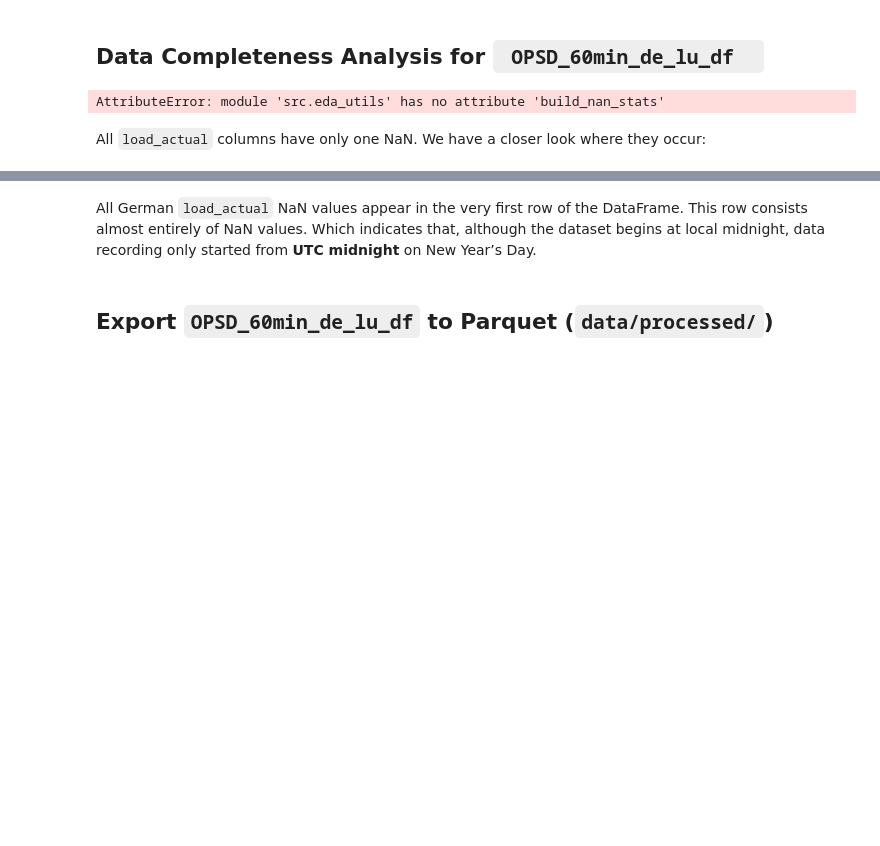
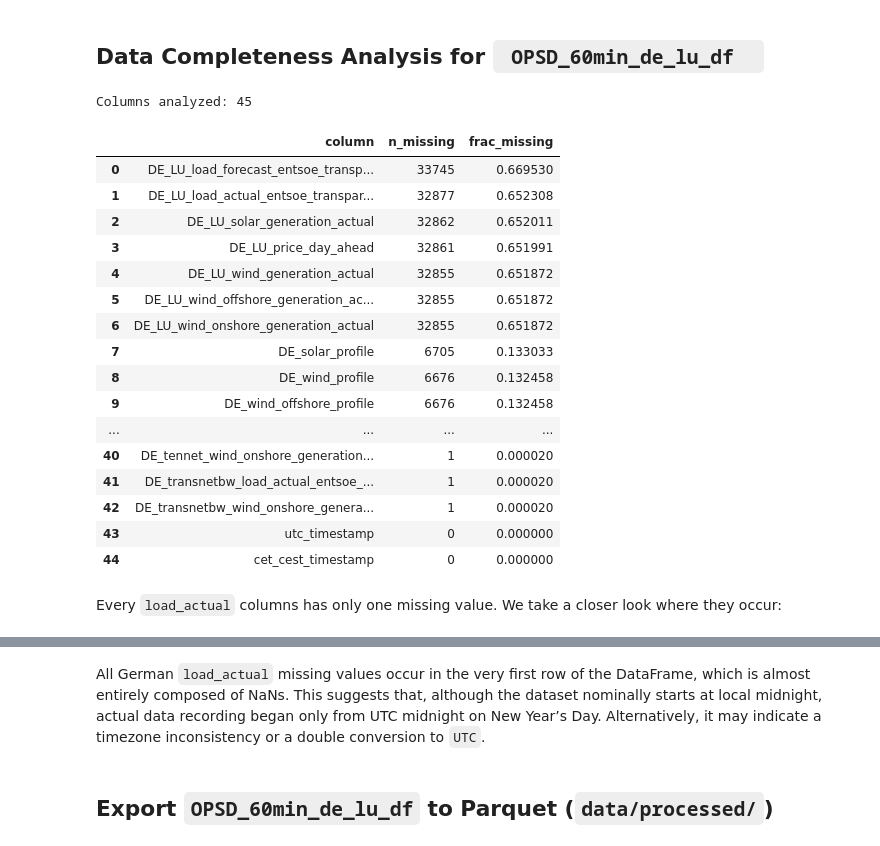
Before and after one commit to F-Skorz/electricity-demand-project, a Jupyter notebook: notebooks/01_OPSD_EDA.ipynb, the cells around one changed output, grey strips where cells are left out. Drawn from its saved outputs; the diff is of its cells as text; code cells hidden in the pictures; blank space fills up the shorter version.

```diff
--- a/notebooks/01_OPSD_EDA.ipynb
+++ b/notebooks/01_OPSD_EDA.ipynb
@@ -802,33 +857,30 @@ Here is a view of the columns grouped by prefixes.
 # %% [markdown]
 <h2> Data Completeness  Analysis for <code> OPSD_60min_de_lu_df  </code> </h2>
 # %%
-# --- NaN stats → sort → tidy DataFrame (OPSD_60min_df) ---
-from pathlib import Path
-import sys, importlib
-from IPython.display import display
-
-# import module
-PROJECT_ROOT = Path.cwd().parent
-if str(PROJECT_ROOT) not in sys.path:
-    sys.path.insert(0, str(PROJECT_ROOT))
-
-from src import eda_utils
-importlib.reload(eda_utils)  # pick up latest edits
-
-df = globals().get("OPSD_60min_de_lu_df")
-if df is None:
-    print("No DataFrame named OPSD_60min_de_lu_df found. Load it first by running the preceding cells, then re-run this cell again, please.")
-else:
-    # Call with ONLY the df (all other args are keyword-only and optional)
-    opsd_60min_de_lu_nan_desc_lst, opsd_60min_de_lu_nan_df = eda_utils.build_nan_stats(df)
-
-    print(f"Columns analyzed: {len(opsd_60min_de_lu_nan_df)}")
-    print("\nTop 20 by relative NaNs:\n")
-    display(opsd_60min_de_lu_nan_df.head(45))
+opsd_60min_de_lu_columnwise_missingness_df = eda_utils.build_columnwise_missingness_report(OPSD_60min_de_lu_df)
+print(f"Columns analyzed: {len(opsd_60min_de_lu_columnwise_missingness_df)}")
+display(opsd_60min_de_lu_columnwise_missingness_df)
 # %% [output]
-AttributeError: module 'src.eda_utils' has no attribute 'build_nan_stats'
+Columns analyzed: 45
+|  | column | n_missing | frac_missing |
+| 0 | DE_LU_load_forecast_entsoe_transp... | 33745 | 0.669530 |
+| 1 | DE_LU_load_actual_entsoe_transpar... | 32877 | 0.652308 |
+| 2 | DE_LU_solar_generation_actual | 32862 | 0.652011 |
+| 3 | DE_LU_price_day_ahead | 32861 | 0.651991 |
+| 4 | DE_LU_wind_generation_actual | 32855 | 0.651872 |
+| 5 | DE_LU_wind_offshore_generation_ac... | 32855 | 0.651872 |
+| 6 | DE_LU_wind_onshore_generation_actual | 32855 | 0.651872 |
+| 7 | DE_solar_profile | 6705 | 0.133033 |
+| 8 | DE_wind_profile | 6676 | 0.132458 |
+| 9 | DE_wind_offshore_profile | 6676 | 0.132458 |
+| ... | ... | ... | ... |
+| 40 | DE_tennet_wind_onshore_generation... | 1 | 0.000020 |
+| 41 | DE_transnetbw_load_actual_entsoe_... | 1 | 0.000020 |
+| 42 | DE_transnetbw_wind_onshore_genera... | 1 | 0.000020 |
+| 43 | utc_timestamp | 0 | 0.000000 |
+| 44 | cet_cest_timestamp | 0 | 0.000000 |
 # %% [markdown]
-All `load_actual` columns have only one NaN. We have a closer look where they occur:
+Every `load_actual` columns has only one missing value. We take a closer look where they occur:
 # %%
 
 load_actual_cols = [
@@ -846,7 +898,7 @@ display(OPSD_60min_de_lu_actual_nan_df)
 | 0 | 2014-12-31 23:00:00+00:00 | 2015-01-01 00:00:00+01:00 | NaN | NaN | 37248.0 | ... |
 1 rows × 45 columns
 # %% [markdown]
-All German `load_actual` NaN values appear in the very first row of the DataFrame. This row consists almost entirely of NaN values. Which indicates that, although the dataset begins at local midnight, data recording only started from **UTC midnight** on New Year’s Day.
+All German `load_actual` missing values occur in the very first row of the DataFrame, which is almost entirely composed of NaNs. This suggests that, although the dataset nominally starts at local midnight, actual data recording began only from UTC midnight on New Year’s Day. Alternatively, it may indicate a timezone inconsistency or a double conversion to `UTC`.
 # %% [markdown]
 <h2> Export <code>OPSD_60min_de_lu_df</code>  to Parquet  (<code>data/processed/</code>)</h2>
 # %%
```
Also changed, not shown: parts of 7 cells of this notebook, 2 other files.
